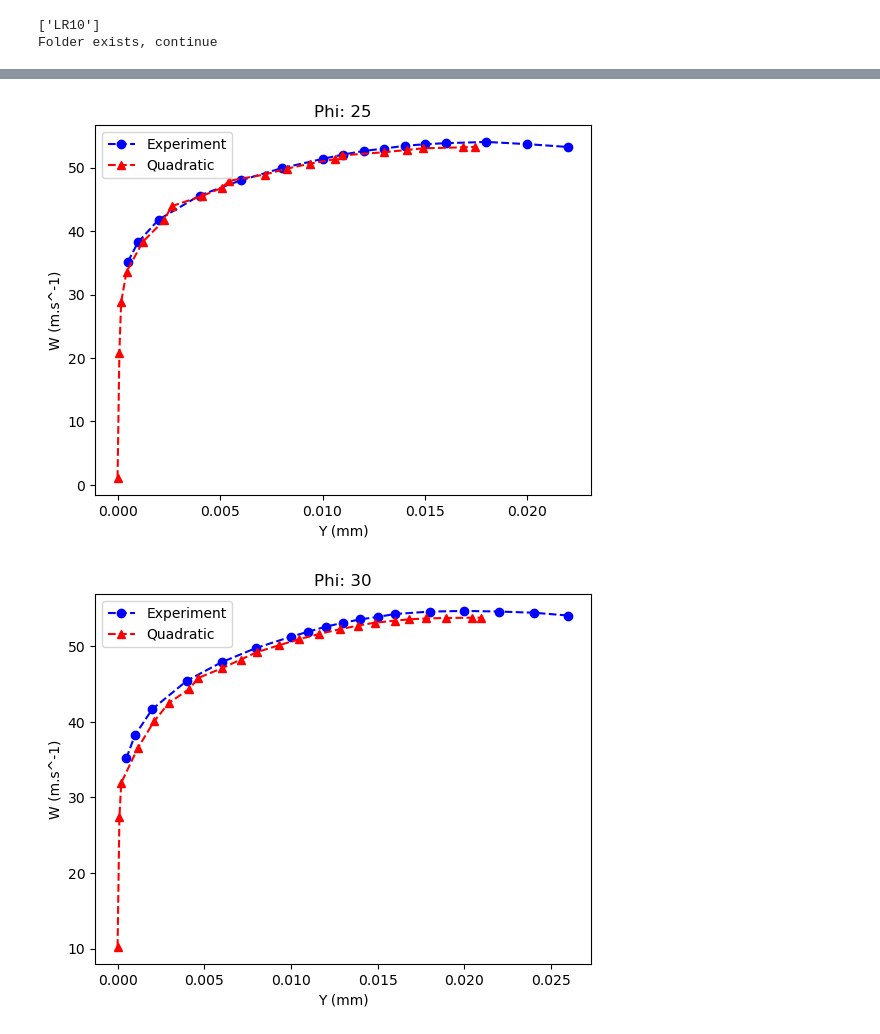
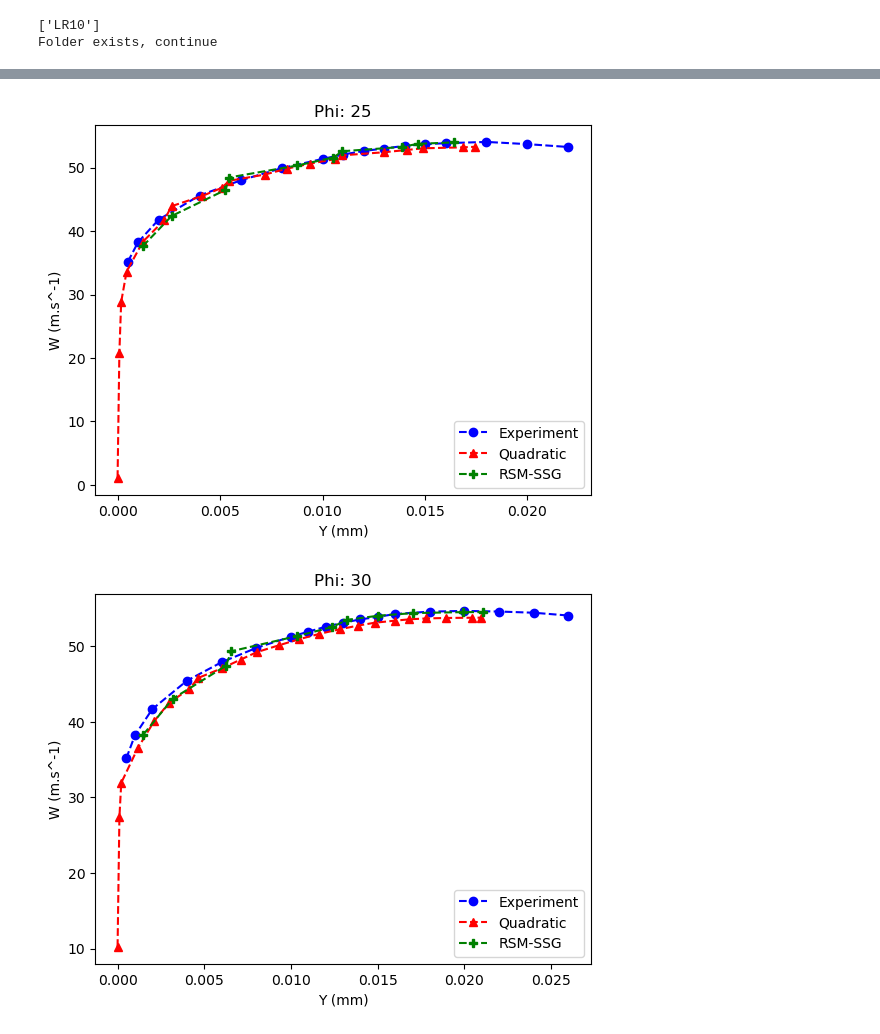
Before and after one commit to JulesL2/CS_Postprocess, a Jupyter notebook: extraction.ipynb, the cells around one changed output, grey strips where cells are left out. Drawn from its saved outputs; the diff is of its cells as text; code cells hidden in the pictures.

```diff
--- a/extraction.ipynb
+++ b/extraction.ipynb
@@ -252,9 +308,10 @@ ExperimentDataPath = Path("/home/juleslecoustre/Documents/FuelRod/Re181200FiW.cs
 Profiles_Path = Path("/home/juleslecoustre/Documents/FuelRod/StarMesh/RESU/LR_Hexa_1/profiles")
 Profiles_Path2 = Path("/media/juleslecoustre/Jules/FuelRod12Units/RESU/RSMSSG_test/profiles")
 
-Iter_profile = "1600"
-Iter_profile2 = "0800"
+Profiles_Path_list = [Profiles_Path,Profiles_Path2]
+Iter_profile_l = ["1600","0800"]
+label_l = ["Quadratic","RSM-SSG"]
 
 phi_list = [0,5,10,15,20,25,30]
-plot_profiles(ExperimentDataPath,Iter_profile,Profiles_Path,phi_list)
+plot_profiles(ExperimentDataPath,Iter_profile_l,Profiles_Path_list,phi_list,label_l)
 # %% [output]
@@ -266,2 +323,2 @@ plot_profiles(ExperimentDataPath,Iter_profile,Profiles_Path,phi_list)
-[figure, old version]
+[figure, new version]
-[figure, old version]
+[figure, new version]
```
Also changed, not shown: parts of 7 cells of this notebook.
